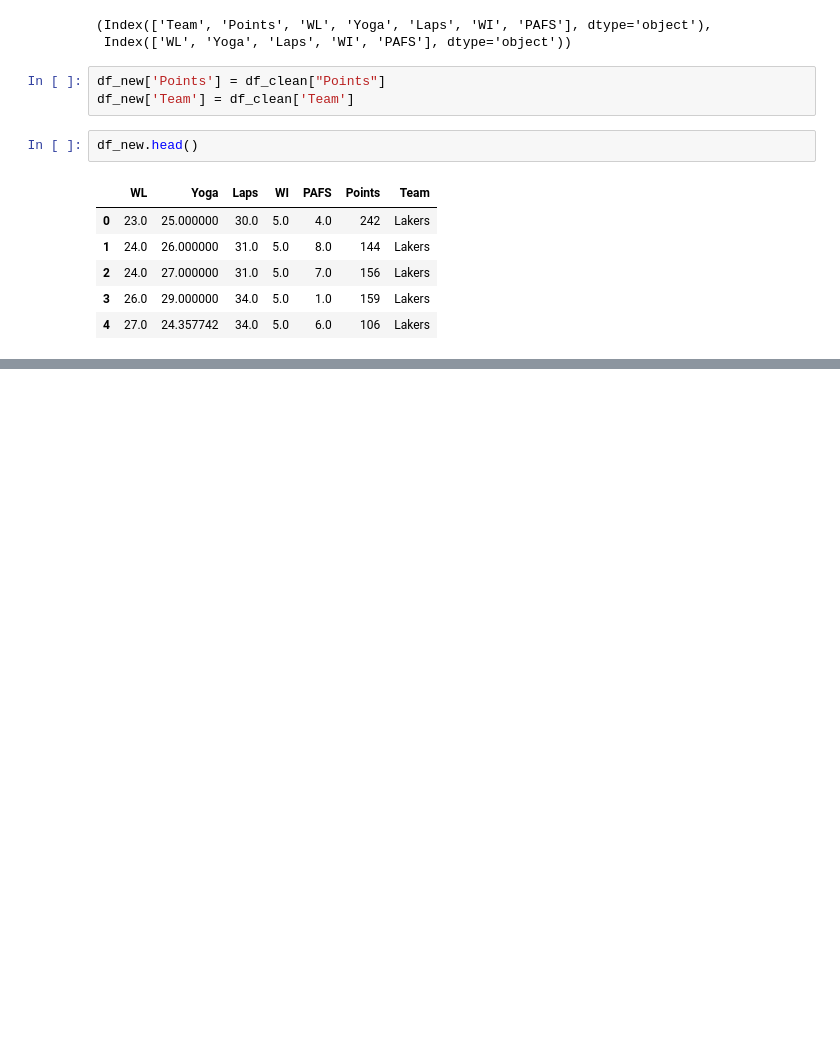
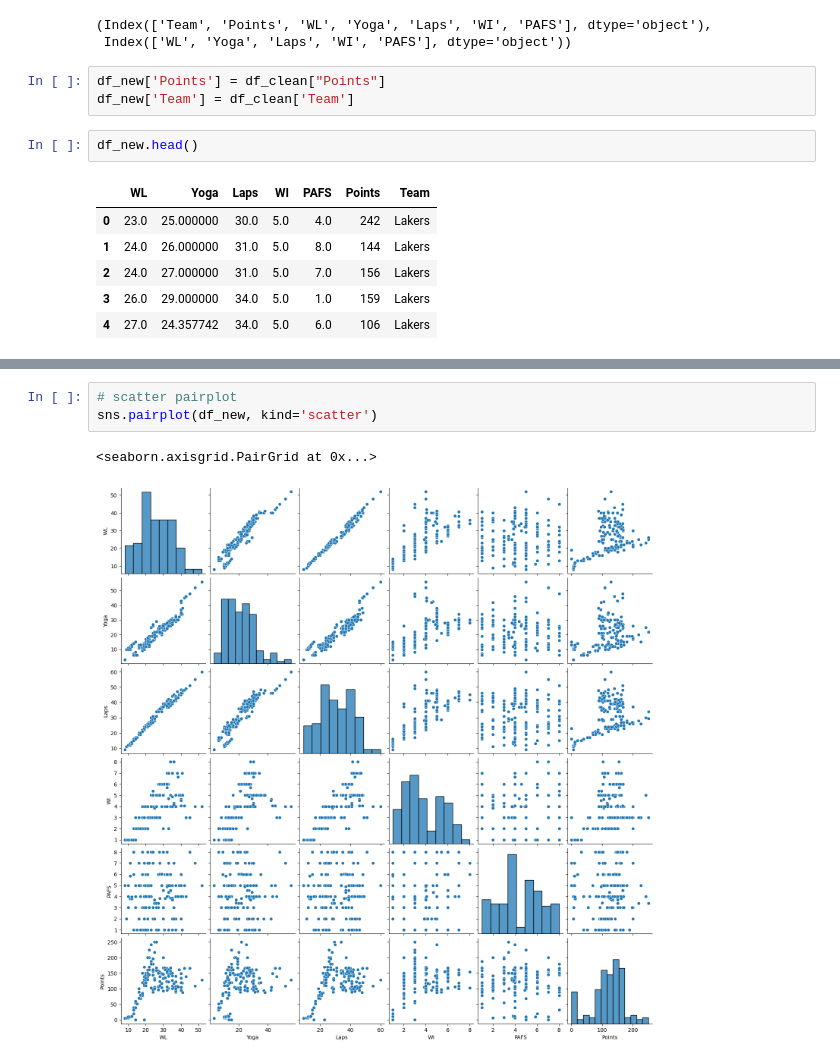
Before and after one commit to sk-aili/sports-analytics-2, a Jupyter notebook: lib/polynomial_regression.ipynb, the cells around one changed output, grey strips where cells are left out. Drawn from its saved outputs; the diff is of its cells as text; blank space fills up the shorter version.

```diff
--- a/lib/polynomial_regression.ipynb
+++ b/lib/polynomial_regression.ipynb
@@ -566,0 +592,6 @@ df_new.head()
+# %%
+# scatter pairplot
+sns.pairplot(df_new, kind='scatter')
+# %% [output]
+<seaborn.axisgrid.PairGrid at 0x...>
+[figure, added]
```
Also changed, not shown: parts of 12 cells of this notebook.
